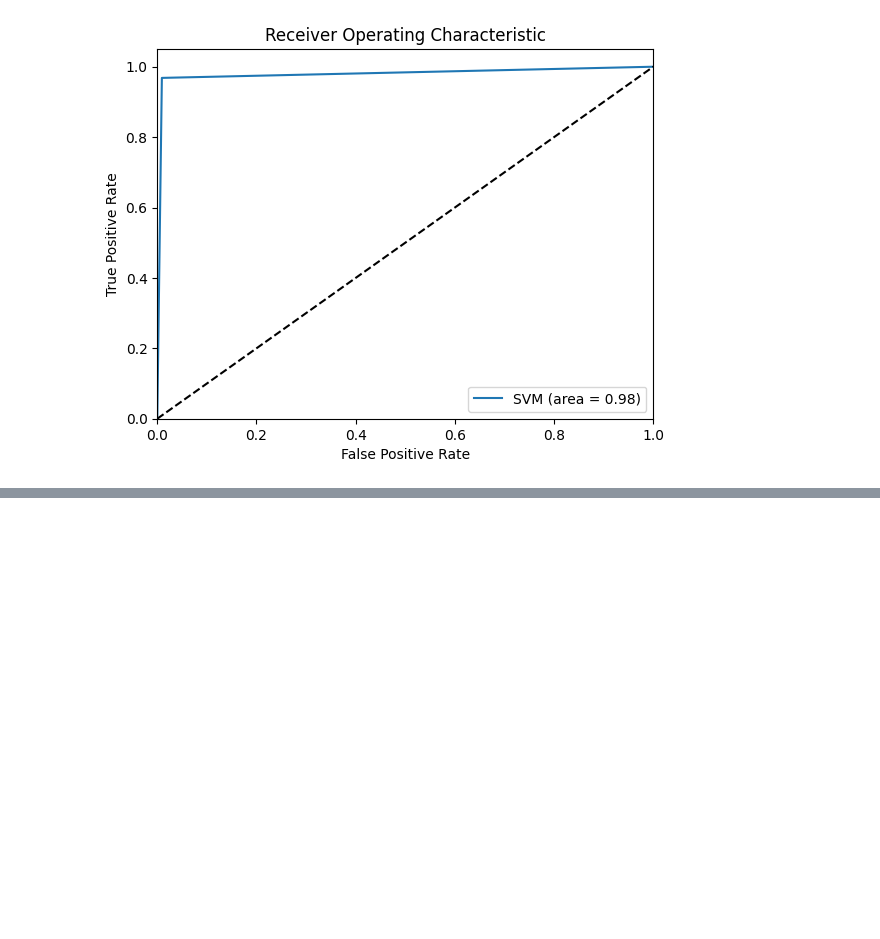
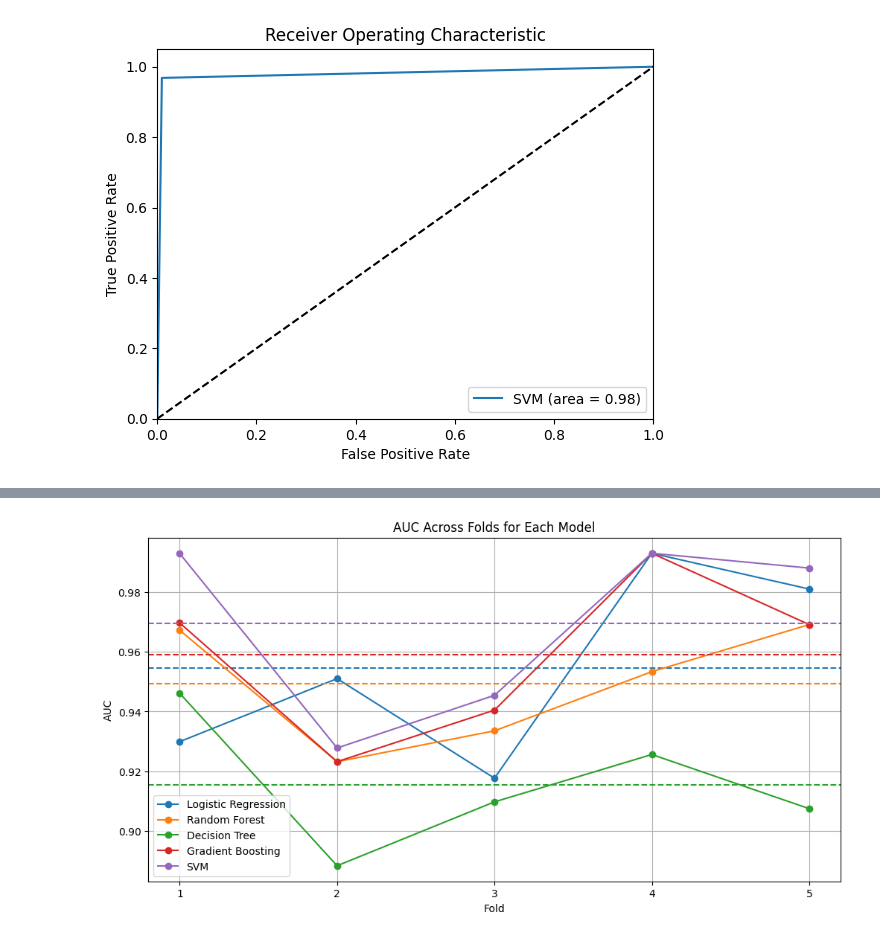
Before and after one commit to devanshis12/mlcb-bc-detection, a Jupyter notebook: bc_model.ipynb, the cells around one changed output, grey strips where cells are left out. Drawn from its saved outputs; the diff is of its cells as text; code cells hidden in the pictures; blank space fills up the shorter version.

```diff
--- a/bc_model.ipynb
+++ b/bc_model.ipynb
@@ -120,6 +117,7 @@ def evaluate_model_cv(model, X, y, model_name="Model", n_splits=5):
     print(f"\n✅ {model_name} Results Across Folds")
     print(f"Average Accuracy: {np.mean(accuracies):.4f}")
     print(f"Average AUC: {np.mean(aucs):.4f}")
+    return accuracies, aucs
 # %% [markdown]
 ### 3.1 Logistic Regression
 # %%
@@ -1311,0 +1372,22 @@ plot_roc_curve(y_test, y_pred_svc, 'SVM')
+# %%
+# Define model names and their accuracies
+models = ["Logistic Regression", "Random Forest", "Decision Tree", "Gradient Boosting", "SVM"]
+auc = [auc_lr, auc_rf, auc_dt, auc_gb, auc_svm]  # Replace with your actual accuracy lists
+
+# Plotting accuracies
+plt.figure(figsize=(12, 6))
+for i, model in enumerate(models):
+    # Plot the accuracy line for each fold
+    line, = plt.plot(range(1, len(auc[i]) + 1), auc[i], marker='o', label=model)
+    # Plot the mean accuracy line with the same color as the model's line
+    plt.axhline(y=np.mean(auc[i]), color=line.get_color(), linestyle='--')
+
+plt.title("AUC Across Folds for Each Model")
+plt.xlabel("Fold")
+plt.ylabel("AUC")
+plt.xticks(range(1, len(auc[0]) + 1))
+plt.legend()
+plt.grid()
+plt.show()
+# %% [output]
+[figure, added]
```
Also changed, not shown: parts of 16 cells of this notebook.
